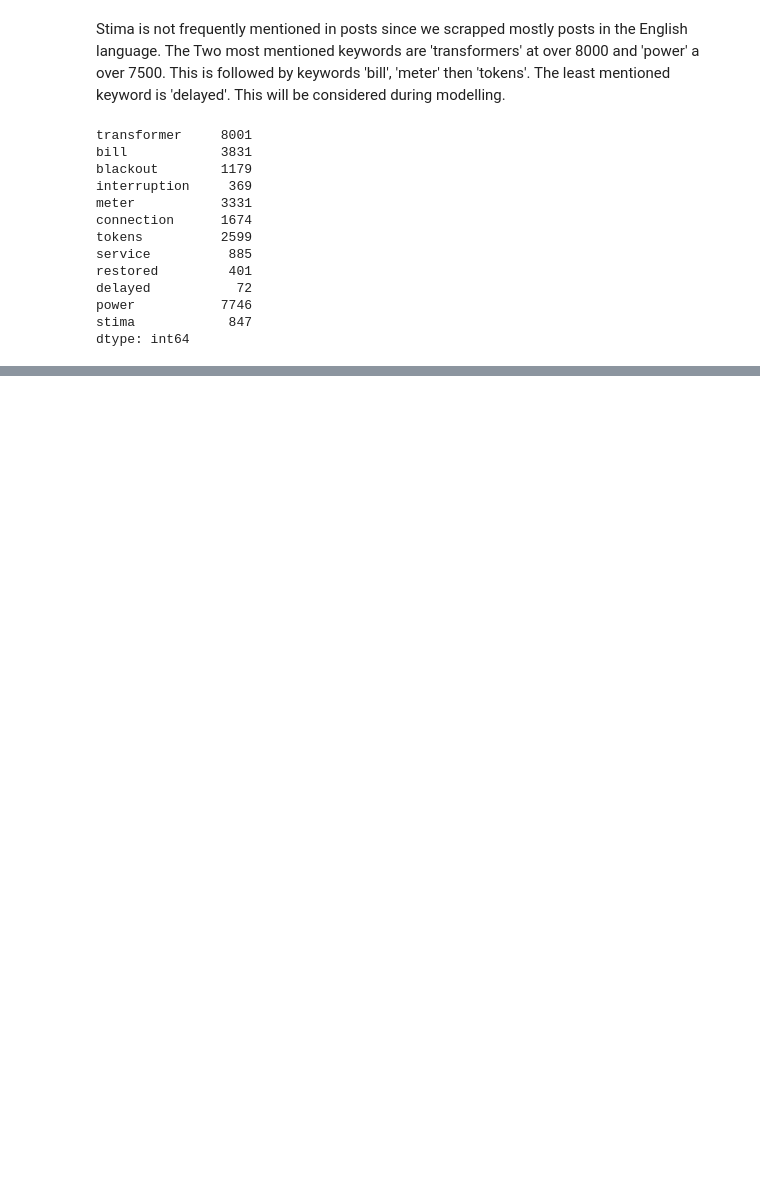
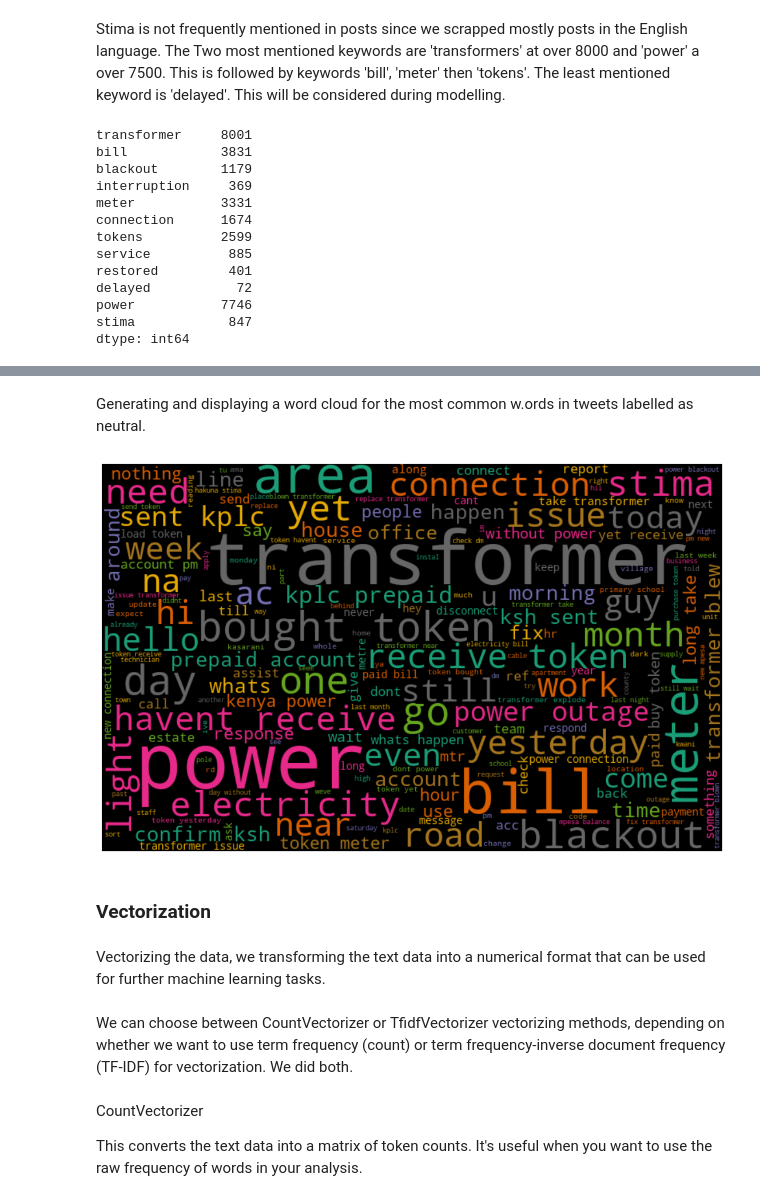
Before and after one commit to clydeochieng/Sentiment-Analysis-on-Kenya-Power-Customer-Experience, a Jupyter notebook: index.ipynb, the cells around one changed output, grey strips where cells are left out. Cells and saved outputs as stored; diff of their text form; code cells hidden in the pictures; blank space fills up the shorter version.

```diff
--- a/index.ipynb
+++ b/index.ipynb
@@ -561,0 +669,18 @@ dtype: int64
+# %% [markdown]
+Generating and displaying a word cloud for the most common w.ords in tweets labelled as neutral.
+# %%
+# Generate word cloud for neutral tweets
+all_words_neutral = ' '.join([' '.join(text) for text in  processed_df['lemmatized'][processed_df['Vader_sentiment_label'] == 'neutral']])
+generate_wordcloud(all_words_neutral)
+# %% [output]
+[figure, added]
+# %% [markdown]
+### Vectorization
+# %% [markdown]
+ Vectorizing the data, we transforming the text data into a numerical format that can be used for further machine learning tasks.
+# %% [markdown]
+We can choose between CountVectorizer or TfidfVectorizer vectorizing methods, depending on whether we want to use term frequency (count) or term frequency-inverse document frequency (TF-IDF) for vectorization. We did both.
+# %% [markdown]
+CountVectorizer
+
+This converts the text data into a matrix of token counts. It's useful when you want to use the raw frequency of words in your analysis.
```
Also changed, not shown: parts of 38 cells of this notebook.
